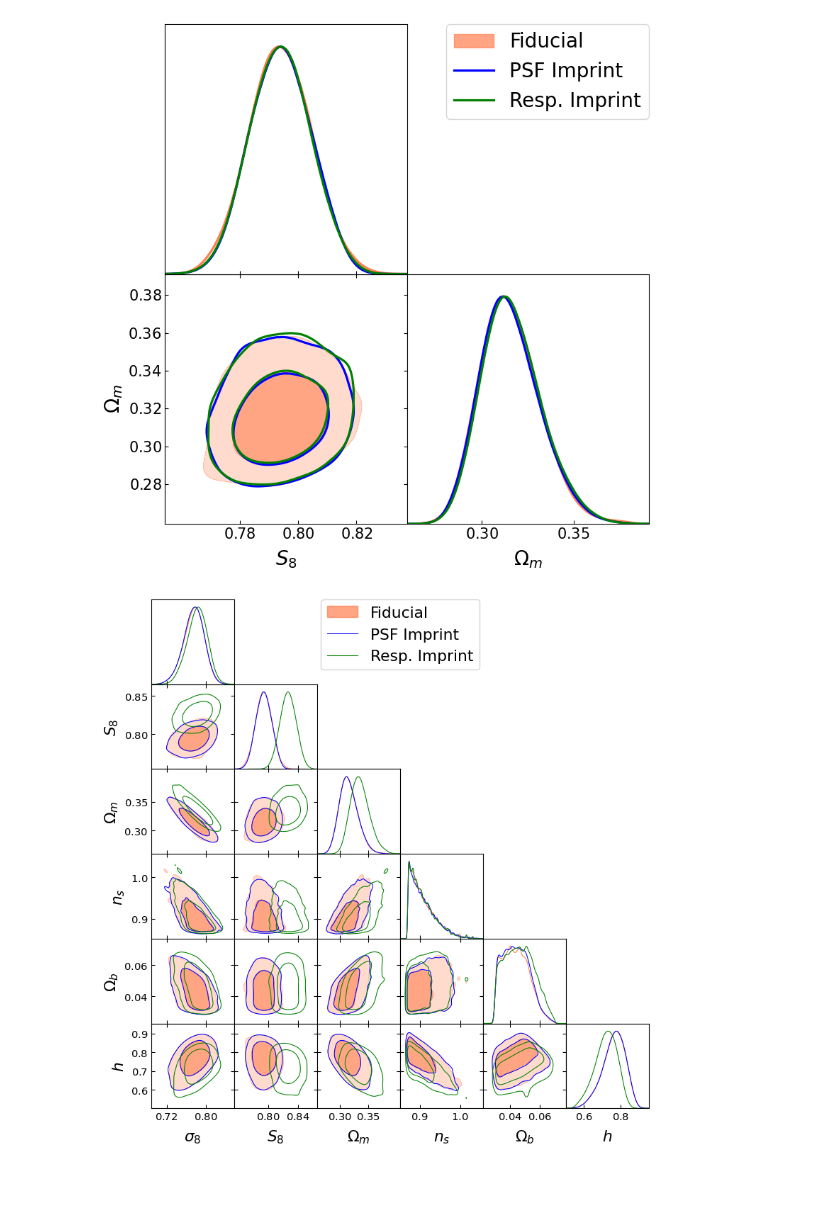
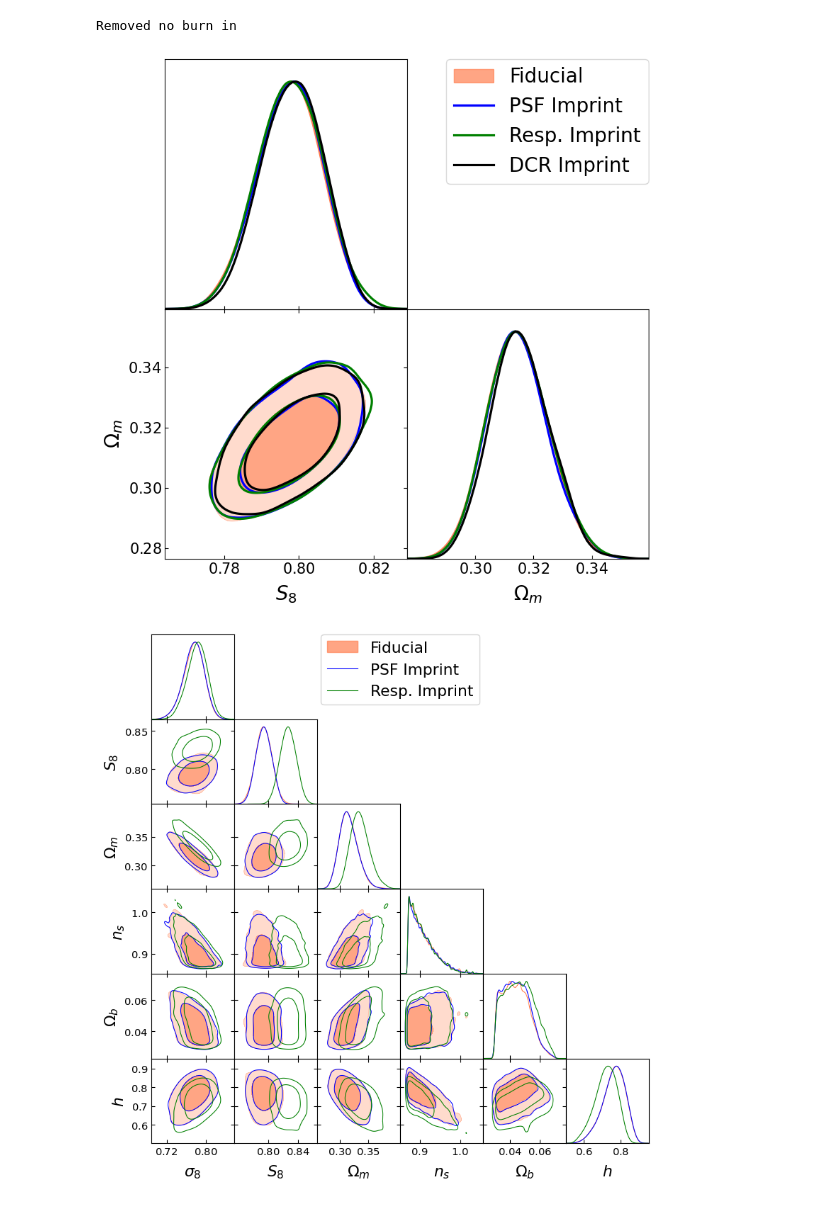
Before and after one commit to ShrihanSolo/cosmolib, a Jupyter notebook: shrihan/cosmoplot_clean_lssty5_allA.ipynb, the cells around one changed output. Drawn from its saved outputs; the diff is of its cells as text; code cells hidden in the pictures.

Commit message:
cleaned, updated priors, ready for re-run

```diff
--- a/shrihan/cosmoplot_clean_lssty5_allA.ipynb
+++ b/shrihan/cosmoplot_clean_lssty5_allA.ipynb
@@ -12,16 +12,16 @@ from pathlib import Path
 
 
 g = plots.getSubplotPlotter(width_inch=8)
-newfidA = Path.home() / 'weaklens' / 'cosmolib' / 'output' / 'shrihan-clean-lsst-y1-fidA-nautilus.txt'
-newfidB = Path.home() / 'weaklens' / 'cosmolib' / 'output' / 'shrihan-clean-lsst-y1-psfA-nautilus.txt'
-newfidC = Path.home() / 'weaklens' / 'cosmolib' / 'output' / 'shrihan-clean-lsst-y1-respA-nautilus.txt'
-#newfidD = Path.home() / 'weaklens' / 'cosmolib' / 'output' / 'shrihan-clean-lsst-y1-dcrA-nautilus.txt'
+newfidA = Path.home() / 'weaklens' / 'cosmolib' / 'output' / 'shrihan-clean-lsst-y5-fidA-nautilus.txt'
+newfidB = Path.home() / 'weaklens' / 'cosmolib' / 'output' / 'shrihan-clean-lsst-y5-psfA-nautilus.txt'
+newfidC = Path.home() / 'weaklens' / 'cosmolib' / 'output' / 'shrihan-clean-lsst-y5-respA-nautilus.txt'
+newfidD = Path.home() / 'weaklens' / 'cosmolib' / 'output' / 'shrihan-clean-lsst-y5-dcrA-nautilus.txt'
 
 #imprintresp = Path.home() / 'weaklens' / 'cosmolib' / 'output' / 'des-y3-response2_A.txt'
 newfidA_chains = np.genfromtxt(newfidA, names=True)
 newfidB_chains = np.genfromtxt(newfidB, names=True)
 newfidC_chains = np.genfromtxt(newfidC, names=True)
-#newfidD_chains = np.genfromtxt(newfidD, names=True)
+newfidD_chains = np.genfromtxt(newfidD, names=True)
 
 omm = 0.#,#0.03
 oss = 0.#,#0.03
@@ -46,11 +46,11 @@ newfidC_samples = MCSamples(samples=np.c_[uu['cosmological_parametersomega_m']+o
                                  weights=np.exp(uu['log_weight']), names = ['Om','sigma8','s8','ns', 'Ob', 'h0'], labels = ['\Omega_{m}','\sigma_8','S_8','n_s','\Omega_b', 'h'])
 
 
-# uu = newfidD_chains
-# newfidD_samples = MCSamples(samples=np.c_[uu['cosmological_parametersomega_m']+omm,uu['COSMOLOGICAL_PARAMETERSSIGMA_8'],
-#                                 (uu['COSMOLOGICAL_PARAMETERSSIGMA_8'])*np.sqrt((uu['cosmological_parametersomega_m'])/0.3)+oss,
-#                                  uu['cosmological_parametersn_s'], uu['cosmological_parametersomega_b'], uu['cosmological_parametersh0']],
-#                                  weights=np.exp(uu['log_weight']), names = ['Om','sigma8','s8','ns', 'Ob', 'h0'], labels = ['\Omega_{m}','\sigma_8','S_8','n_s','\Omega_b', 'h'])
+uu = newfidD_chains
+newfidD_samples = MCSamples(samples=np.c_[uu['cosmological_parametersomega_m']+omm,uu['COSMOLOGICAL_PARAMETERSSIGMA_8'],
+                                (uu['COSMOLOGICAL_PARAMETERSSIGMA_8'])*np.sqrt((uu['cosmological_parametersomega_m'])/0.3)+oss,
+                                 uu['cosmological_parametersn_s'], uu['cosmological_parametersomega_b'], uu['cosmological_parametersh0']],
+                                 weights=np.exp(uu['log_weight']), names = ['Om','sigma8','s8','ns', 'Ob', 'h0'], labels = ['\Omega_{m}','\sigma_8','S_8','n_s','\Omega_b', 'h'])
 
 
 
@@ -60,7 +60,7 @@ g.settings.legend_fontsize = 20
 g.settings.linewidth = 2
 
 g.triangle_plot(
-    [newfidA_samples, newfidB_samples, newfidC_samples],#, newfidD_samples],
+    [newfidA_samples, newfidB_samples, newfidC_samples, newfidD_samples],
     ['s8', 'Om'],
     filled=[True, False, False, False, True, True],
     colors=['coral', 'blue', 'green', 'black', 'black', 'black'],
@@ -82,4 +83,5 @@ Removed no burn in
+Removed no burn in
-[figure, old version]
+[figure, new version]
 # %%
 g.triangle_plot(
     [newfidA_samples, newfidB_samples, newfidC_samples], #newfidD_samples],
```
Also changed, not shown: parts of 2 cells of this notebook, 29 other files.
